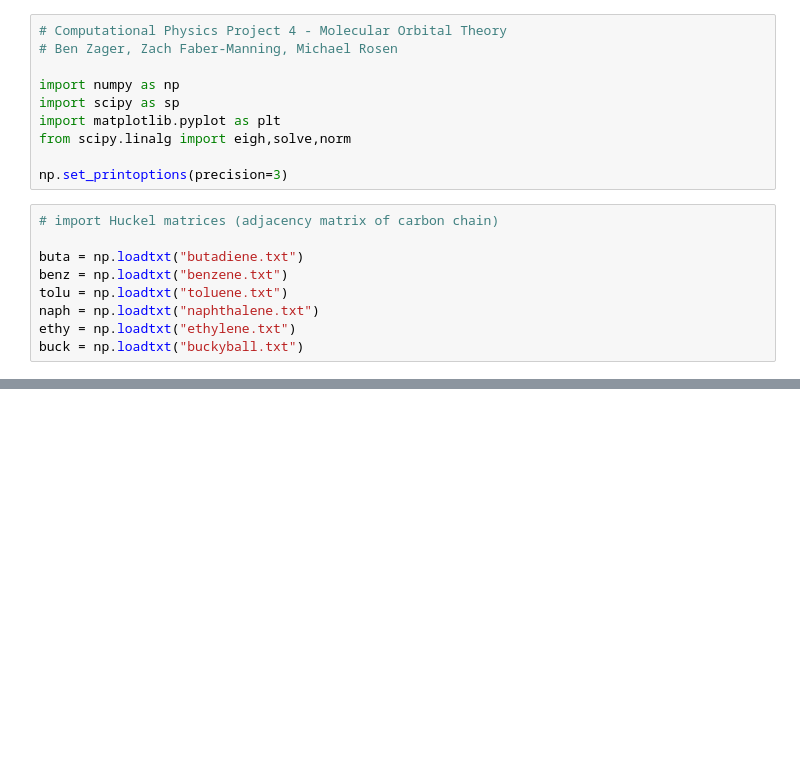
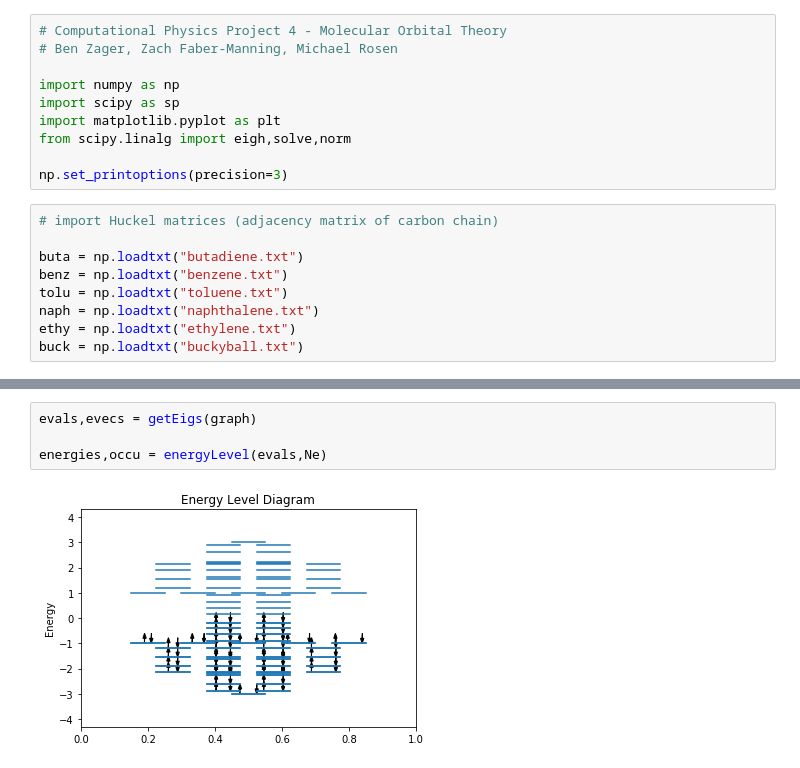
Before and after one commit to bzager/MO_Theory, a Jupyter notebook: MO_Theory.ipynb, the cells around one changed output, grey strips where cells are left out. Drawn from its saved outputs; the diff is of its cells as text; blank space fills up the shorter version.

```diff
--- a/MO_Theory.ipynb
+++ b/MO_Theory.ipynb
@@ -224,0 +301,6 @@ print(p)
+# %%
+evals,evecs = getEigs(graph)
+
+energies,occu = energyLevel(evals,Ne)
+# %% [output]
+[figure, added]
```
Also changed, not shown: parts of 8 cells of this notebook.
